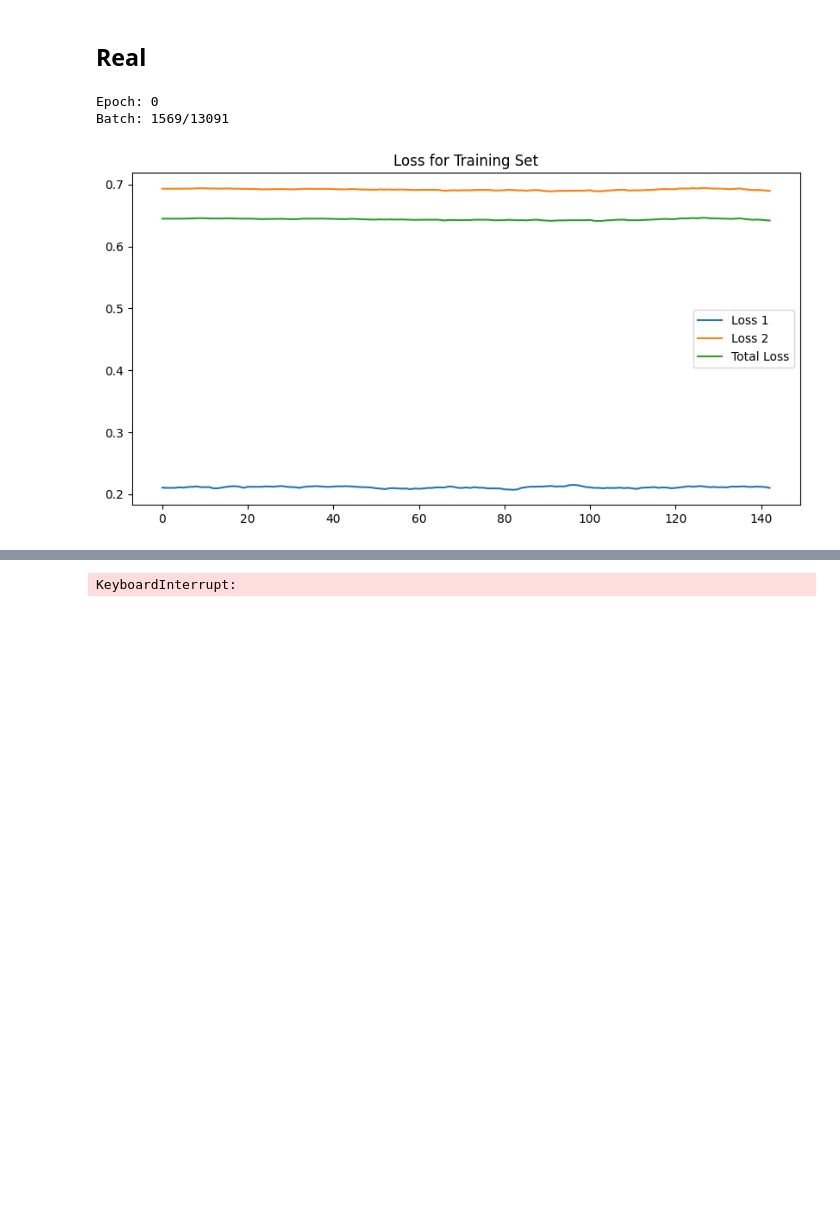
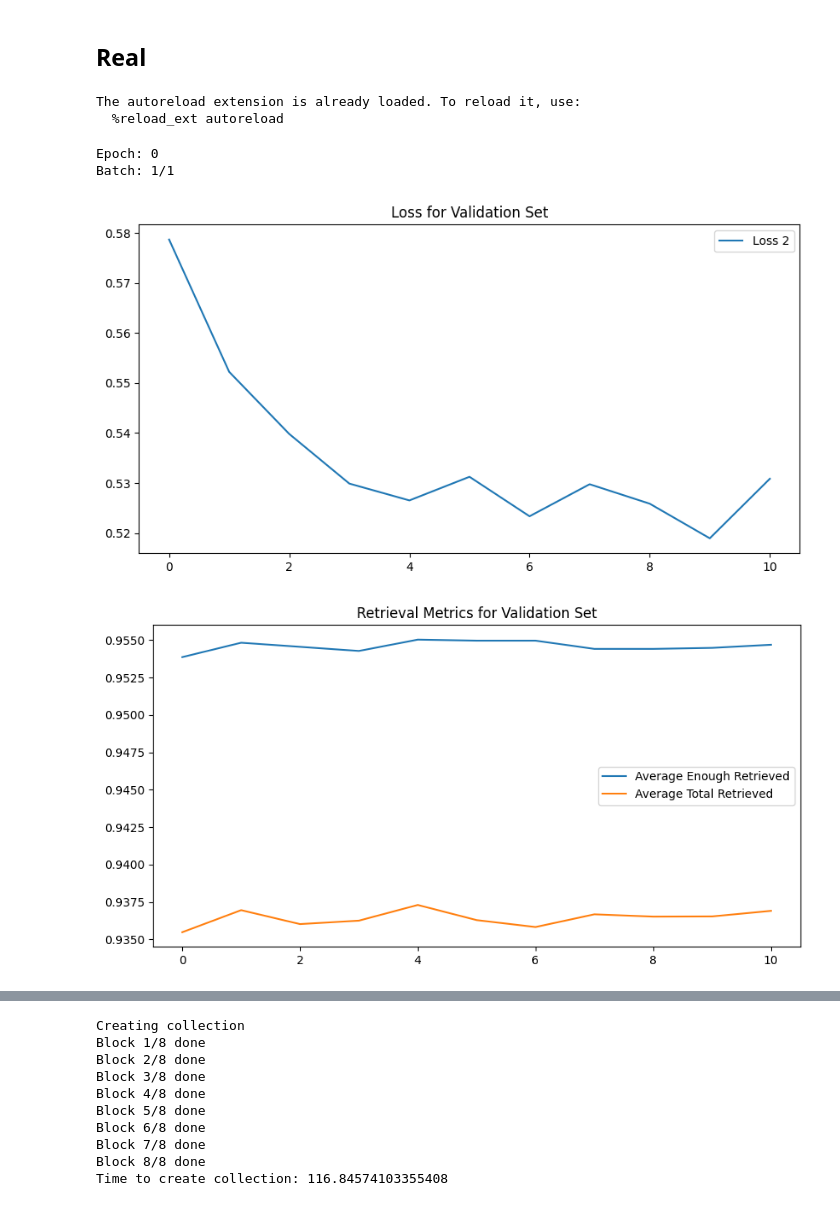
Before and after one commit to ignajgalloupm/tfm_disinformation, a Jupyter notebook: test.ipynb, the cells around one changed output, grey strips where cells are left out. Drawn from its saved outputs; the diff is of its cells as text; code cells hidden in the pictures; blank space fills up the shorter version.

```diff
--- a/test.ipynb
+++ b/test.ipynb
@@ -155,13 +158,13 @@ from train import Train
 import torch
 from other_utils import print_progress
 
-N_EPOCHS = 2
+N_EPOCHS = 10
 B = 0.1
-NUM_EXTRA_PAGES = 0
+NUM_EXTRA_PAGES = 50000
 
 fever_collator = FeverCollator()
 train_fever_dataset = FeverDataset(type='train')
-train_fever_loader = DataLoader(train_fever_dataset, batch_size=10, num_workers=8, shuffle=False, collate_fn=fever_collator)
+train_fever_loader = DataLoader(train_fever_dataset, batch_size=10, num_workers=8, shuffle=True, collate_fn=fever_collator)
 eval_fever_dataset = FeverDataset(type='eval')
 eval_fever_loader = DataLoader(eval_fever_dataset, batch_size=64, num_workers=8, shuffle=False, collate_fn=fever_collator)
 wiki_dataset = WikiDataset(reduced=True, in_mem=True, num_extra_pages=NUM_EXTRA_PAGES, seed=None)
@@ -173,7 +176,7 @@ nli = NLI()
 device = torch.device('cuda' if torch.cuda.is_available() else 'cpu')
 loss_fn1 = torch.nn.CosineEmbeddingLoss(margin=0.5)
 loss_fn2 = torch.nn.BCEWithLogitsLoss()
-optimizer = torch.optim.Adam(list(emb_gen.parameters()) + list(nli.parameters()), lr=1e-5)
+optimizer = torch.optim.Adam(list(nli.parameters()), lr=1e-3)#list(emb_gen.parameters()) +
 
 tracking_eval = {'nli_accuracy': [],
                 'nli_f1': [],
@@ -195,20 +198,26 @@ tracking_train = {'nli_accuracy': [],
                 'average_loss1': [],
                 'average_loss2':  [],
                 'average_total_loss': []}
+# %% [output]
+The autoreload extension is already loaded. To reload it, use:
+  %reload_ext autoreload
+# %%
+train_fever_loader = DataLoader(train_fever_dataset, batch_size=30, num_workers=8, shuffle=True, collate_fn=fever_collator)
 # %%
 val = Validation(device=device, eval_loader=eval_fever_loader, loss_fn1=loss_fn1, loss_fn2=loss_fn2, B=B, model_name='test')
 train = Train(device=device, train_loader=train_fever_loader, loss_fn1=loss_fn1, loss_fn2=loss_fn2, B=B, optimizer=optimizer, model_name='test')
 
 vdb = VectorDatabase(wiki_loader=wiki_dataloader, emb_gen=emb_gen, host='docker')
-val.valid_epoch(vdb=vdb, emb_gen=emb_gen, nli=nli, tracking_eval=tracking_eval)
+#val.valid_epoch(vdb=vdb, emb_gen=emb_gen, nli=nli, tracking_eval=tracking_eval)
 print_progress(epoch=0, batch=1, num_total_batches=1, tracking_eval=tracking_eval, ma_ratio=None)
 for epoch in range(N_EPOCHS):
-    train.train_epoch(epoch=epoch, vdb=vdb, emb_gen=emb_gen, nli=nli, tracking_train=tracking_train, tracking_eval=tracking_eval, super_batch=10, vdb_refresh_rate=500)
+    train.train_epoch(epoch=epoch, vdb=vdb, emb_gen=emb_gen, nli=nli, tracking_train=tracking_train, tracking_eval=tracking_eval, super_batch=10, vdb_refresh_rate=5000)
     print_progress(epoch=0, batch=1, num_total_batches=1, tracking_eval=tracking_eval, ma_ratio=0.1)
-    vdb = VectorDatabase(wiki_loader=wiki_dataloader, emb_gen=emb_gen, host='docker')
     val.valid_epoch(vdb=vdb, emb_gen=emb_gen, nli=nli, tracking_eval=tracking_eval)
     print_progress(epoch=0, batch=1, num_total_batches=1, tracking_eval=tracking_eval, ma_ratio=0.1)
+    vdb.refresh(emb_gen)
 # %% [output]
 Epoch: 0
-Batch: 1569/13091
+Batch: 1/1
-[figure, old version]
+[figure, new version]
+[figure, added]
@@ -215 +225,10 @@ Batch: 1569/13091
-KeyboardInterrupt:
+Creating collection
+Block 1/8 done
+Block 2/8 done
+Block 3/8 done
+Block 4/8 done
+Block 5/8 done
+Block 6/8 done
+Block 7/8 done
+Block 8/8 done
+Time to create collection: 116.84574103355408
```
Also changed, not shown: parts of 4 cells of this notebook, 6 other files.
